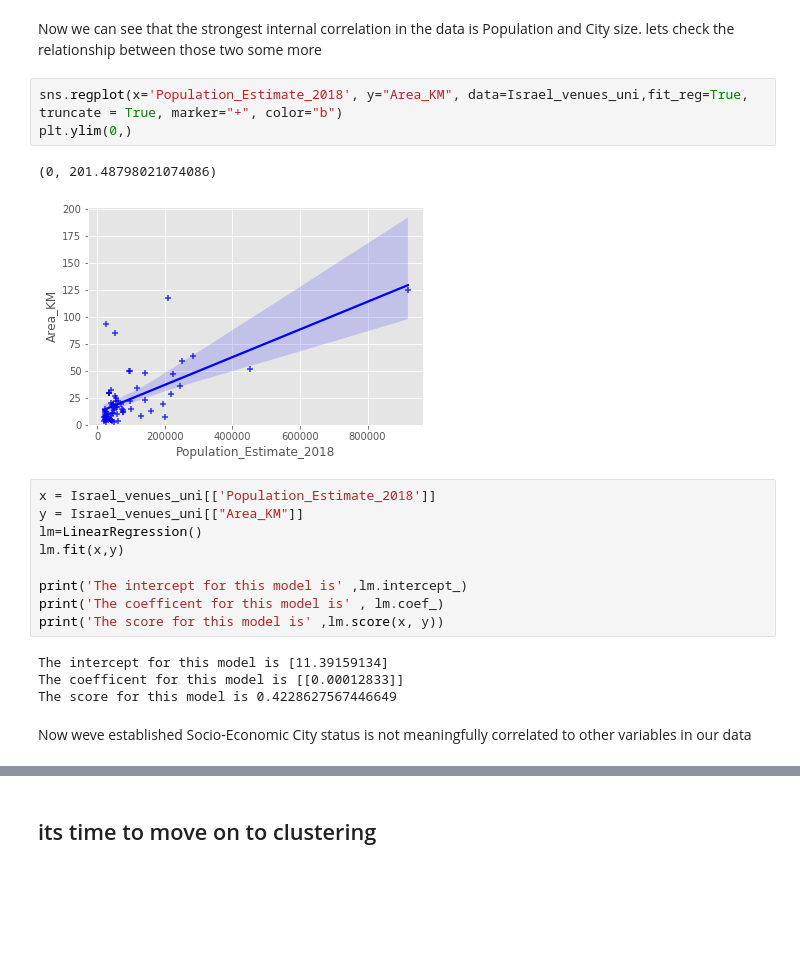
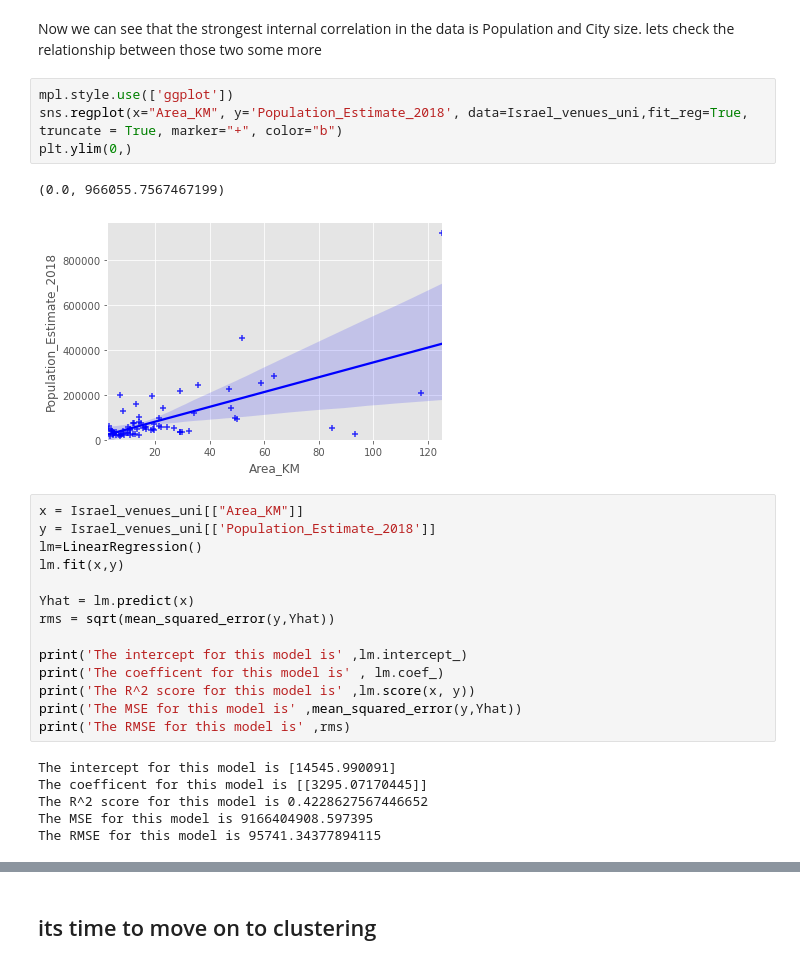
Before and after one commit to guy6400/Coursera_Capstone, a Jupyter notebook: Capstone_Project_Final.ipynb, the cells around one changed output, grey strips where cells are left out. Cells and saved outputs as stored; diff of their text form; blank space fills up the shorter version.

```diff
--- a/Capstone_Project_Final.ipynb
+++ b/Capstone_Project_Final.ipynb
@@ -1126,23 +1128,29 @@ fig.savefig('corr_matrix.png')
 Now we can see that the strongest internal correlation in the data is Population and City size.
 lets check the relationship between those two some more
 # %%
-sns.regplot(x='Population_Estimate_2018', y="Area_KM", data=Israel_venues_uni,fit_reg=True, truncate = True, marker="+", color="b")
+mpl.style.use(['ggplot'])
+sns.regplot(x="Area_KM", y='Population_Estimate_2018', data=Israel_venues_uni,fit_reg=True, truncate = True, marker="+", color="b")
 plt.ylim(0,)
 # %% [output]
-(0, 201.48798021074086)
+(0.0, 966055.7567467199)
-[figure, old version]
+[figure, new version]
 # %%
-x = Israel_venues_uni[['Population_Estimate_2018']]
-y = Israel_venues_uni[["Area_KM"]]
+x = Israel_venues_uni[["Area_KM"]]
+y = Israel_venues_uni[['Population_Estimate_2018']]
 lm=LinearRegression()
 lm.fit(x,y)
 
+Yhat = lm.predict(x)
+rms = sqrt(mean_squared_error(y,Yhat))
+
 print('The intercept for this model is' ,lm.intercept_)
 print('The coefficent for this model is' , lm.coef_)
-print('The score for this model is' ,lm.score(x, y))
+print('The R^2 score for this model is' ,lm.score(x, y))
+print('The MSE for this model is' ,mean_squared_error(y,Yhat))
+print('The RMSE for this model is' ,rms)
 # %% [output]
-The intercept for this model is [11.39159134]
-The coefficent for this model is [[0.00012833]]
-The score for this model is 0.4228627567446649
+The intercept for this model is [14545.990091]
+The coefficent for this model is [[3295.07170445]]
+The R^2 score for this model is 0.4228627567446652
+The MSE for this model is 9166404908.597395
+The RMSE for this model is 95741.34377894115
-# %% [markdown]
-Now weve established Socio-Economic City status is not meaningfully correlated to other variables in our data
```
Also changed, not shown: parts of 52 cells of this notebook.
